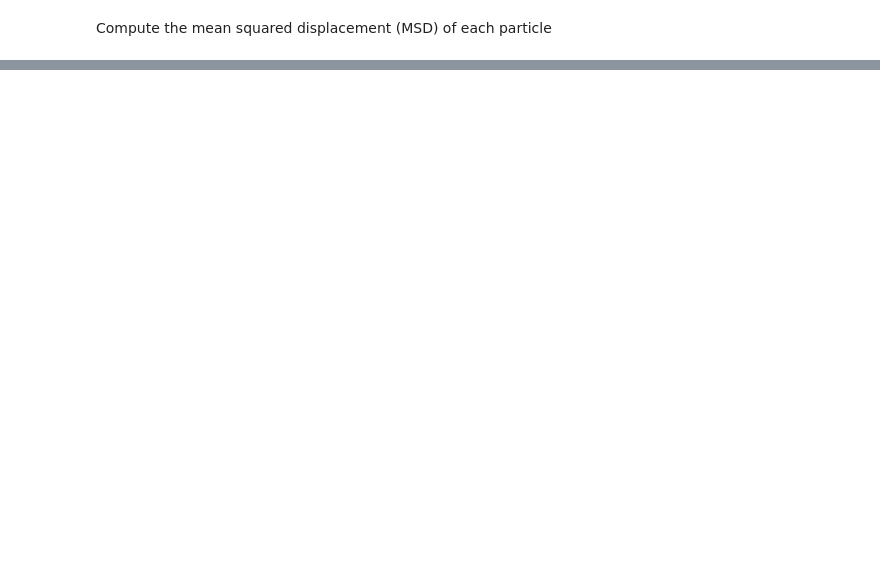
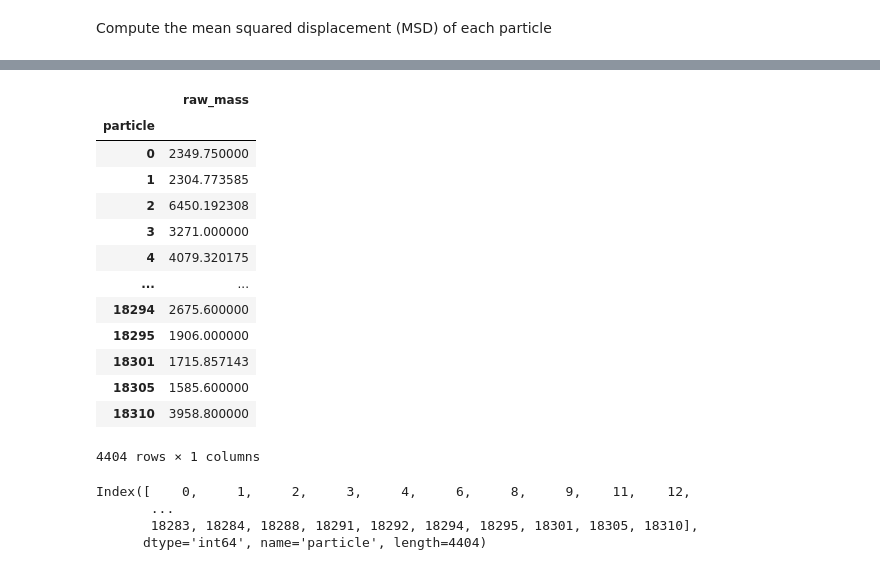
Before and after one commit to StefansGH/nanoparticle-tracking, a Jupyter notebook: tracking.ipynb, the cells around one changed output, grey strips where cells are left out. Drawn from its saved outputs; the diff is of its cells as text; code cells hidden in the pictures; blank space fills up the shorter version.

```diff
--- a/tracking.ipynb
+++ b/tracking.ipynb
@@ -109,0 +115,26 @@ im#[2]
+# %%
+t1 = t1.rename_axis('index')
+raw_masses = t1.groupby('particle').agg({'raw_mass': 'mean'})
+raw_masses
+# %% [output]
+|  | raw_mass |
+| particle |  |
+| 0 | 2349.750000 |
+| 1 | 2304.773585 |
+| 2 | 6450.192308 |
+| 3 | 3271.000000 |
+| 4 | 4079.320175 |
+| ... | ... |
+| 18294 | 2675.600000 |
+| 18295 | 1906.000000 |
+| 18301 | 1715.857143 |
+| 18305 | 1585.600000 |
+| 18310 | 3958.800000 |
+4404 rows × 1 columns
+# %%
+raw_masses.index
+# %% [output]
+Index([    0,     1,     2,     3,     4,     6,     8,     9,    11,    12,
+       ...
+       18283, 18284, 18288, 18291, 18292, 18294, 18295, 18301, 18305, 18310],
+      dtype='int64', name='particle', length=4404)
```
Also changed, not shown: parts of 8 cells of this notebook.
